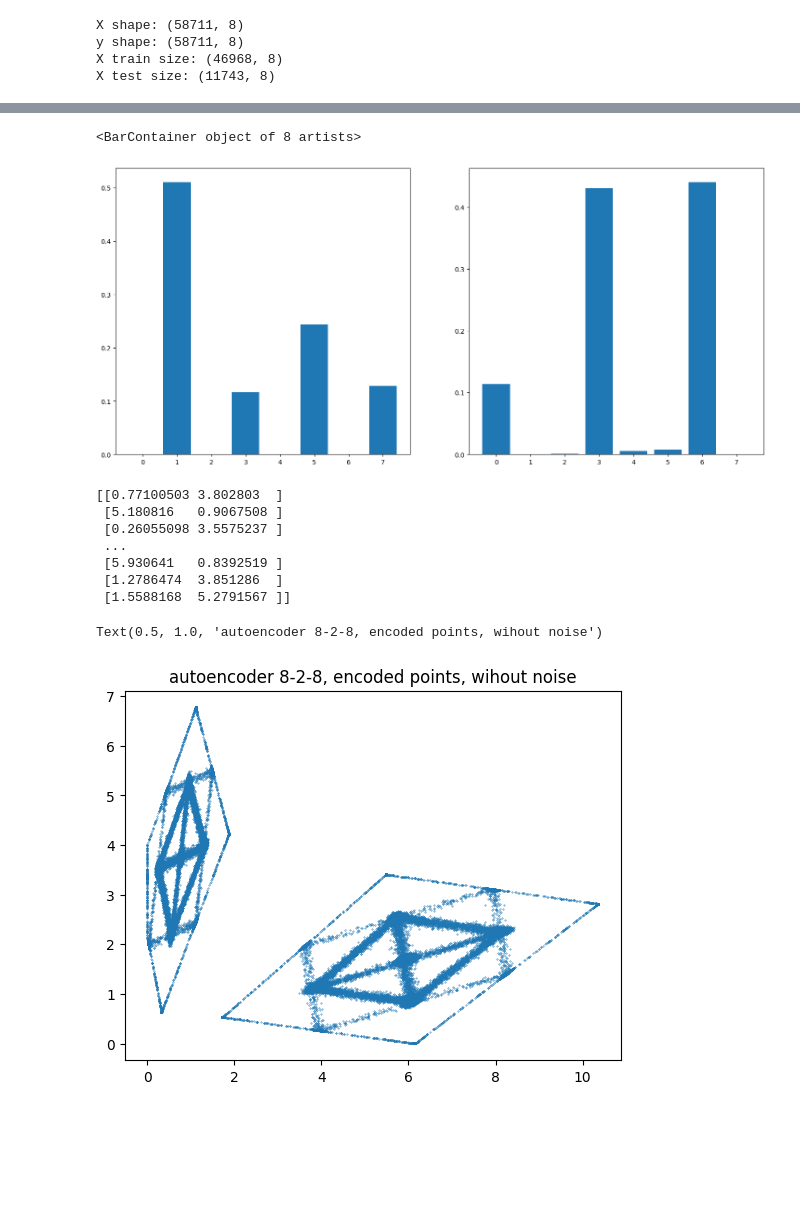
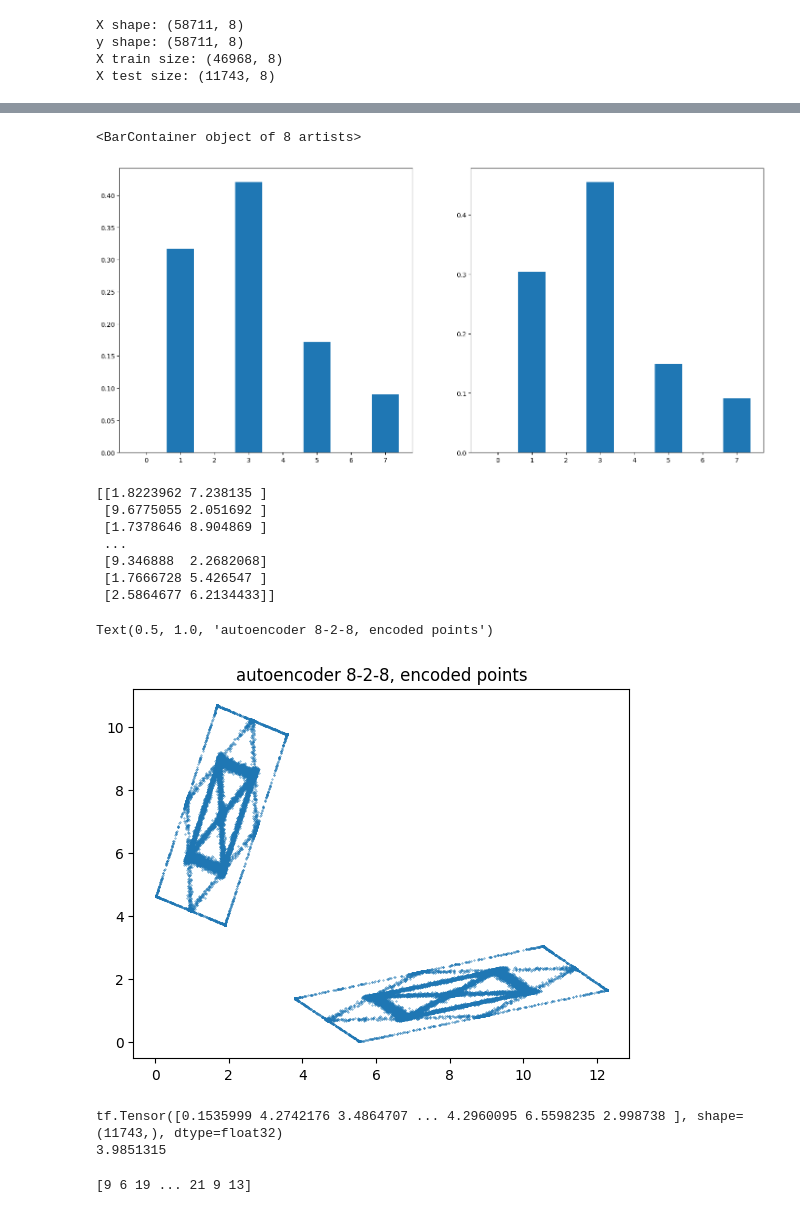
Before and after one commit to filipkojro/qw-defects, a Jupyter notebook: autoencoder_test.ipynb, the cells around one changed output, grey strips where cells are left out. Drawn from its saved outputs; the diff is of its cells as text; code cells hidden in the pictures; blank space fills up the shorter version.

```diff
--- a/autoencoder_test.ipynb
+++ b/autoencoder_test.ipynb
@@ -52,13 +44,12 @@ X test size: (11743, 8)
 # %%
 autoencoder.compile(
     optimizer = tf.keras.optimizers.Adam(learning_rate=0.001),
-    loss='mae',
+    loss=tf.keras.losses.KLDivergence(),
 )
 
 history = autoencoder.fit(
     y_train, y_train,
-    epochs=20,
-    batch_size=64,
-    # validation_split=0.2
+    epochs=30,
+    batch_size=32,
 )
 # %% [output]
@@ -101,10 +84,10 @@ ax[1].legend()
 # %%
-i = 2
+i = 1
 
-pred = autoencoder.predict(np.array([X_test[i]]))[0]
+pred = autoencoder.predict(y_test)
 
 fig, ax = plt.subplots(ncols=2, figsize=(18,8))
 
 ax[0].bar(np.arange(8), y_test[i])
-ax[1].bar(np.arange(8), pred)
+ax[1].bar(np.arange(8), pred[i])
 # %% [output]
@@ -112,19 +95,31 @@ ax[1].bar(np.arange(8), pred)
 <BarContainer object of 8 artists>
-[figure, old version]
+[figure, new version]
 # %%
 encoded_points = np.array(autoencoder.encoder(y))
 
 print(encoded_points)
 
 plt.scatter(encoded_points[:,0], encoded_points[:,1],s=0.1)
-plt.title("autoencoder 8-2-8, encoded points, wihout noise")
+plt.title("autoencoder 8-2-8, encoded points")
 # %% [output]
-[[0.77100503 3.802803  ]
- [5.180816   0.9067508 ]
- [0.26055098 3.5575237 ]
+[[1.8223962 7.238135 ]
+ [9.6775055 2.051692 ]
+ [1.7378646 8.904869 ]
  ...
- [5.930641   0.8392519 ]
- [1.2786474  3.851286  ]
- [1.5588168  5.2791567 ]]
+ [9.346888  2.2682068]
+ [1.7666728 5.426547 ]
+ [2.5864677 6.2134433]]
-Text(0.5, 1.0, 'autoencoder 8-2-8, encoded points, wihout noise')
+Text(0.5, 1.0, 'autoencoder 8-2-8, encoded points')
-[figure, old version]
+[figure, new version]
+# %%
+print(tf.keras.losses.KLD(X_test, pred))
+print(np.mean(tf.keras.losses.KLD(X_test, pred)))
+# %% [output]
+tf.Tensor([0.1535999 4.2742176 3.4864707 ... 4.2960095 6.5598235 2.998738 ], shape=(11743,), dtype=float32)
+3.9851315
+# %%
+autoX = np.load("dataset_autoenc_X.npz")['arr_0']
+autoy = np.load("dataset_autoenc_y.npz", allow_pickle=True)['arr_0']
+print(autoy[:,0])
+# %% [output]
+[9 6 19 ... 21 9 13]
```
Also changed, not shown: parts of 10 cells of this notebook, 6 other files.
